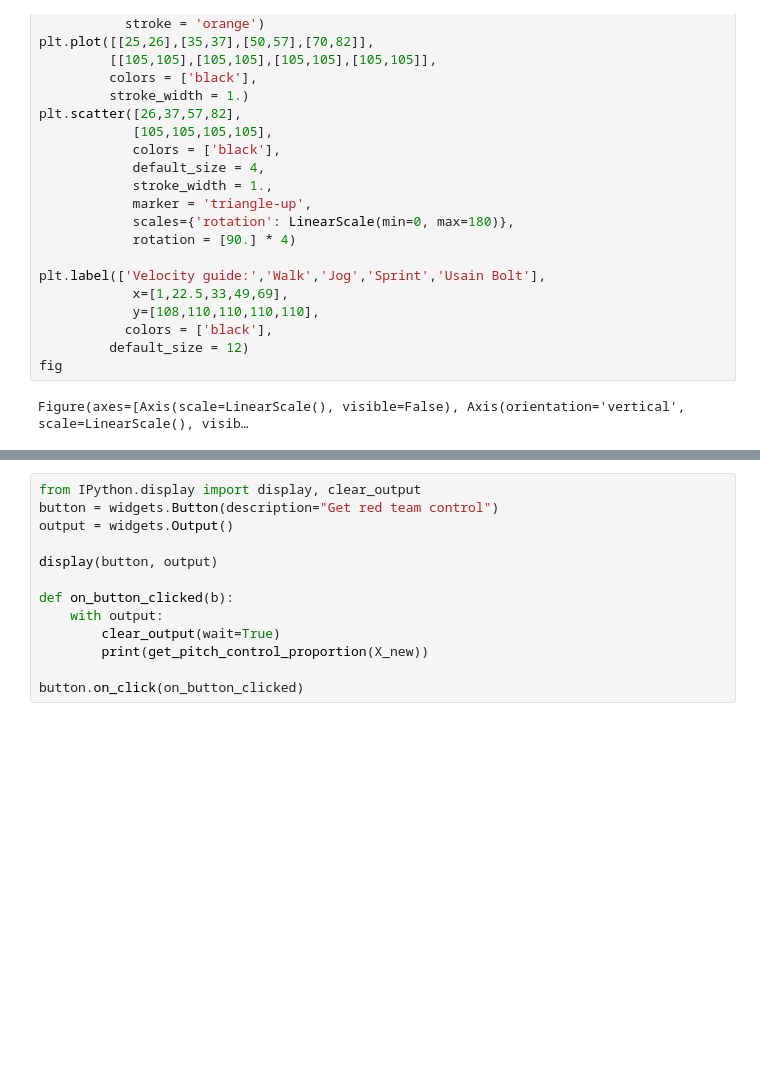
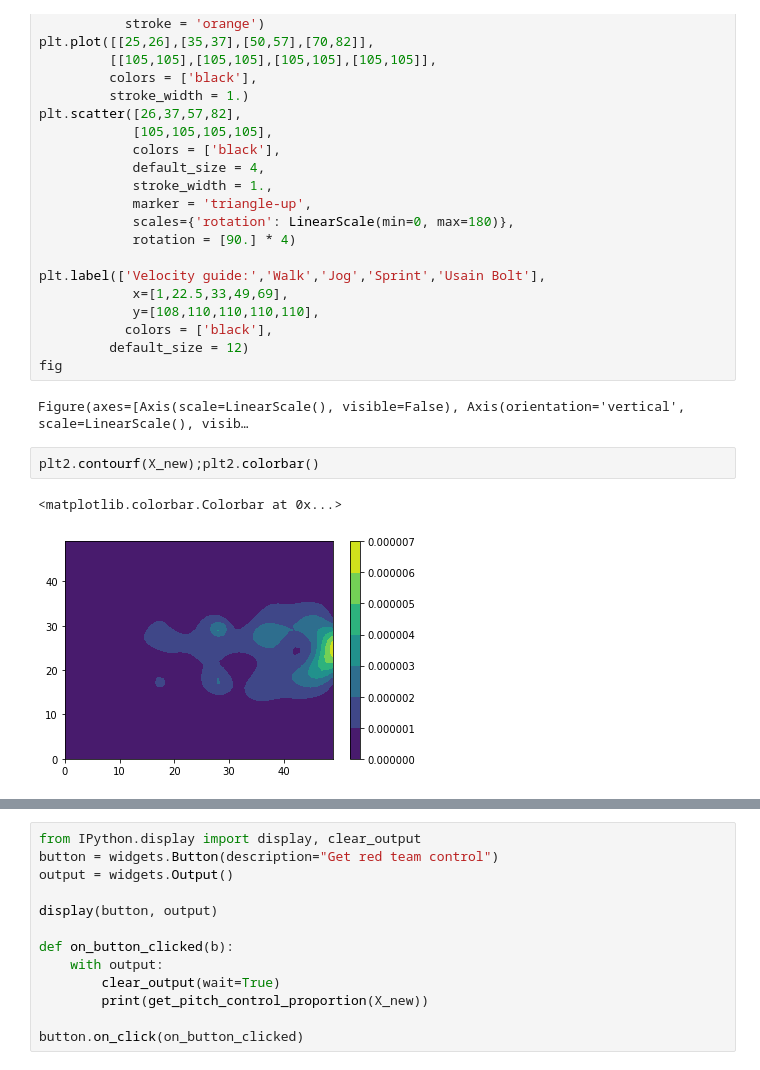
Before and after one commit to anenglishgoat/InteractivePitchControl, a Jupyter notebook: notebooks/InteractivePitchControl.ipynb, the cells around one changed output, grey strips where cells are left out. Drawn from its saved outputs; the diff is of its cells as text; blank space fills up the shorter version.

```diff
--- a/notebooks/InteractivePitchControl.ipynb
+++ b/notebooks/InteractivePitchControl.ipynb
@@ -104,3 +2776,8 @@ plt.label(['Velocity guide:','Walk','Jog','Sprint','Usain Bolt'],
 fig
 # %% [output]
 Figure(axes=[Axis(scale=LinearScale(), visible=False), Axis(orientation='vertical', scale=LinearScale(), visib…
+# %%
+plt2.contourf(X_new);plt2.colorbar()
+# %% [output]
+<matplotlib.colorbar.Colorbar at 0x...>
+[figure, added]
```
Also changed, not shown: parts of 6 cells of this notebook.
